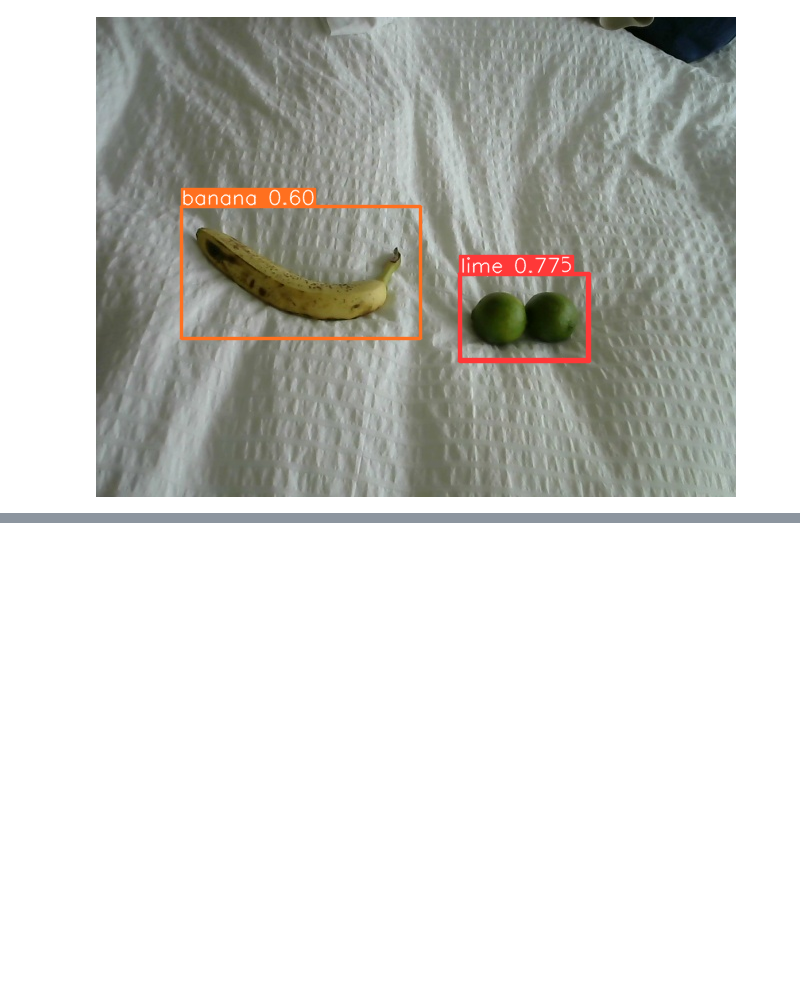
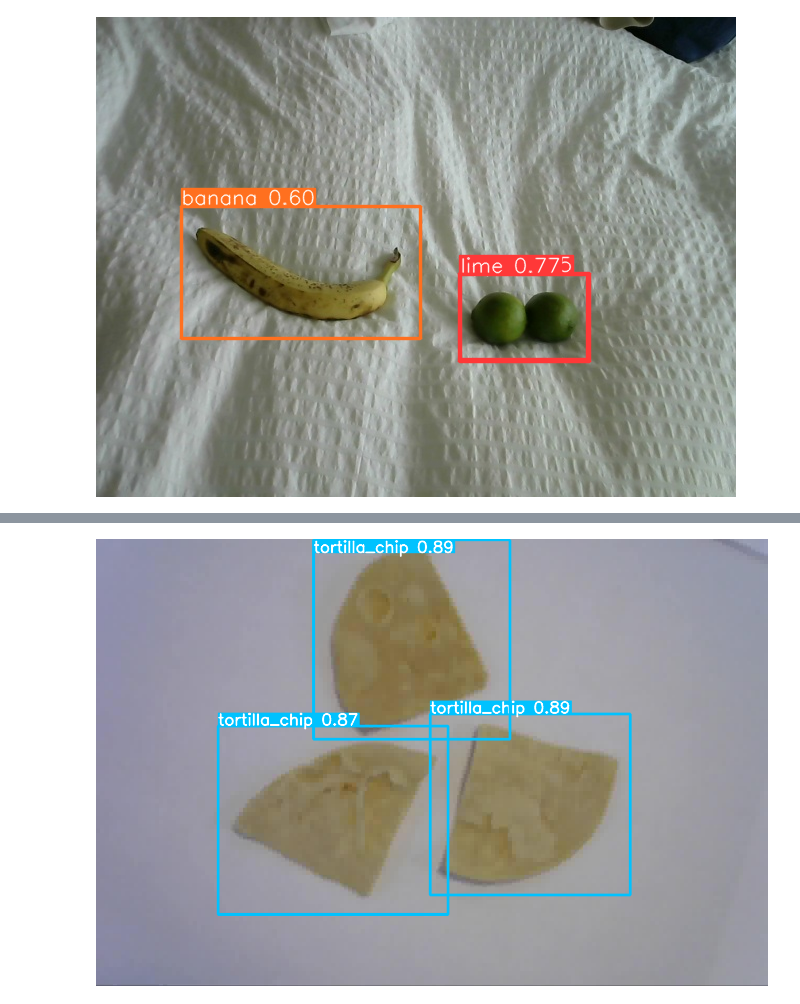
Before and after one commit to jmiller558/w251-finalproject, a Jupyter notebook: custom_model_train.ipynb, the cells around one changed output, grey strips where cells are left out. Saved outputs shown, nothing was run; the diff lists cells and outputs as text; code cells hidden in the pictures; blank space fills up the shorter version.

```diff
--- a/custom_model_train.ipynb
+++ b/custom_model_train.ipynb
@@ -157,0 +164,6 @@ results.show()
+# %%
+im2 = cv2.imread('/home/ubuntu/w251finalyolo5/test3.jpg')[..., ::-1]
+results = model(im2, size=640)
+results.show()
+# %% [output]
+[figure, added]
```
Also changed, not shown: parts of 3 cells of this notebook, 1 other file.
